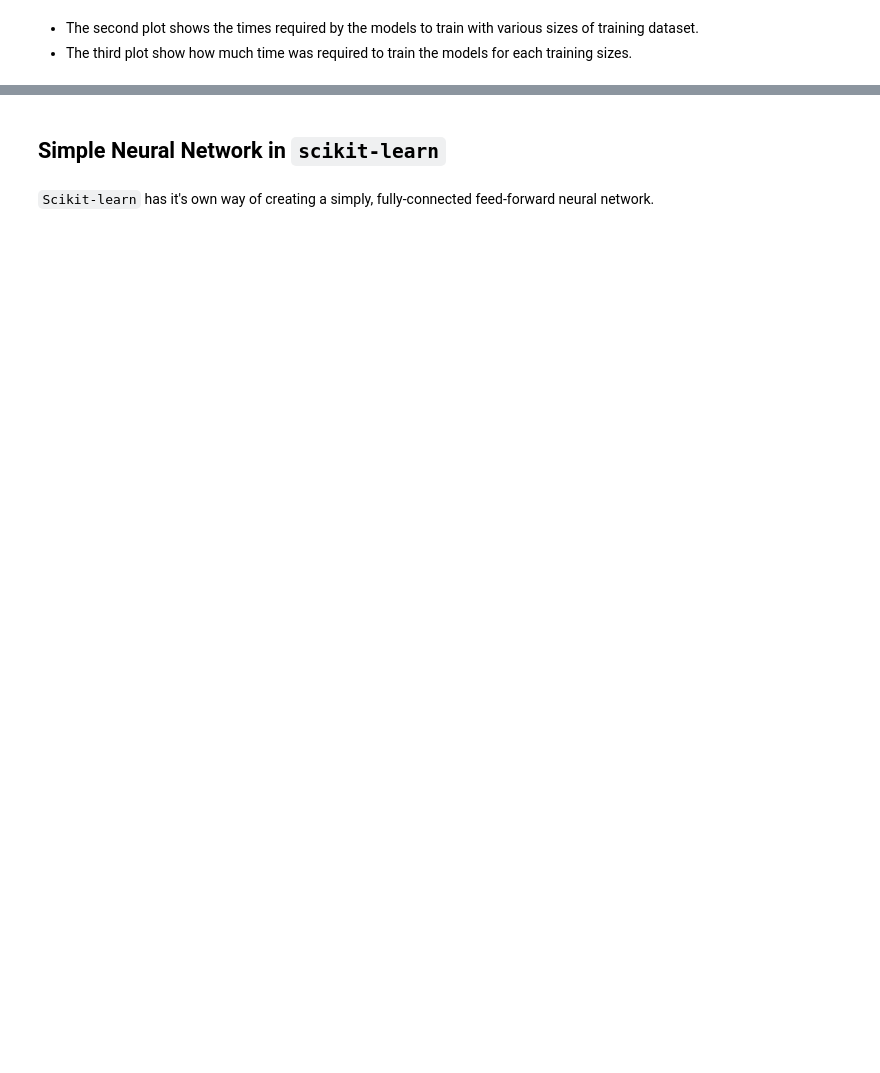
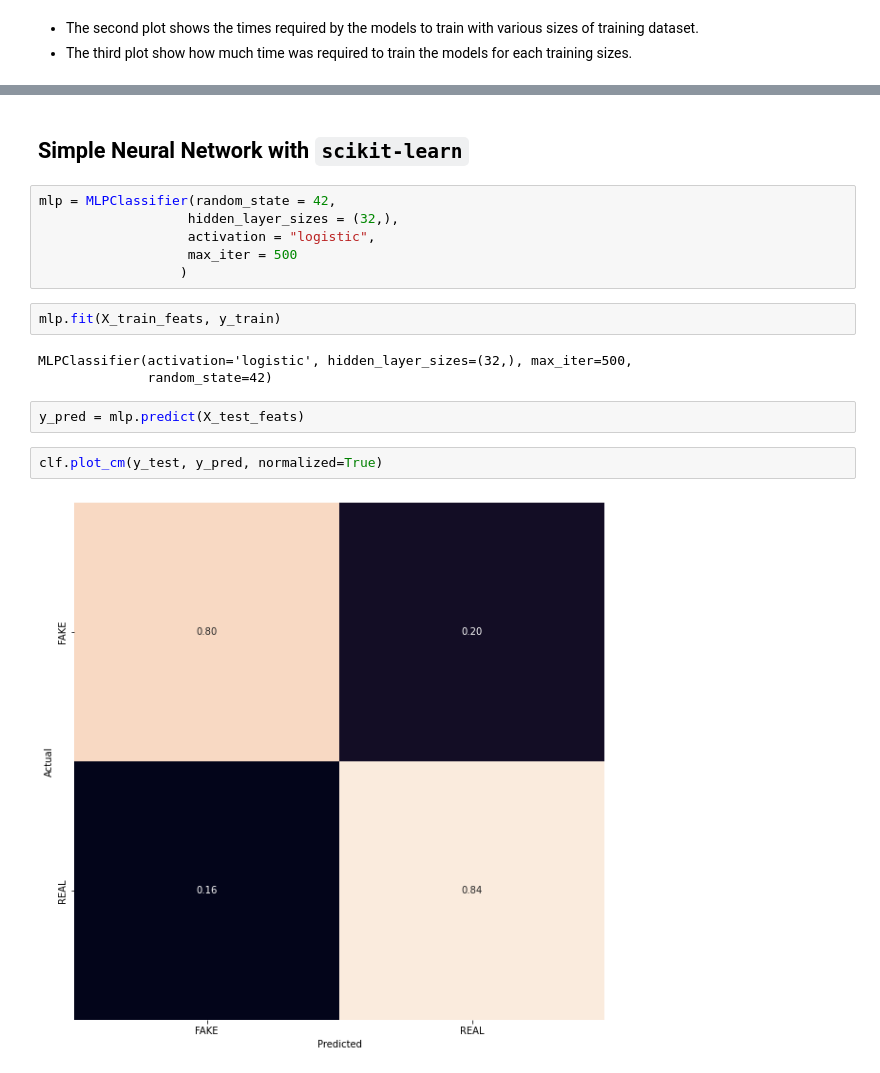
Before and after one commit to CDS-AU-DK/cds-language, a Jupyter notebook: notebooks/session7_inclass_rdkm.ipynb, the cells around one changed output, grey strips where cells are left out. Saved outputs shown, nothing was run; the diff lists cells and outputs as text; blank space fills up the shorter version.

````diff
--- a/notebooks/session7_inclass_rdkm.ipynb
+++ b/notebooks/session7_inclass_rdkm.ipynb
@@ -126,4 +257,19 @@ The first plot is probably the most interesting. Some terminology:
 # %% [markdown]
-## Simple Neural Network in ```scikit-learn```
+## Simple Neural Network with ```scikit-learn```
-# %% [markdown]
-```Scikit-learn``` has it's own way of creating a simply, fully-connected feed-forward neural network.
+# %%
+mlp = MLPClassifier(random_state = 42,
+                   hidden_layer_sizes = (32,),
+                   activation = "logistic",
+                   max_iter = 500
+                  )
+# %%
+mlp.fit(X_train_feats, y_train)
+# %% [output]
+MLPClassifier(activation='logistic', hidden_layer_sizes=(32,), max_iter=500,
+              random_state=42)
+# %%
+y_pred = mlp.predict(X_test_feats)
+# %%
+clf.plot_cm(y_test, y_pred, normalized=True)
+# %% [output]
+[figure, added]
````
Also changed, not shown: parts of 29 cells of this notebook.
